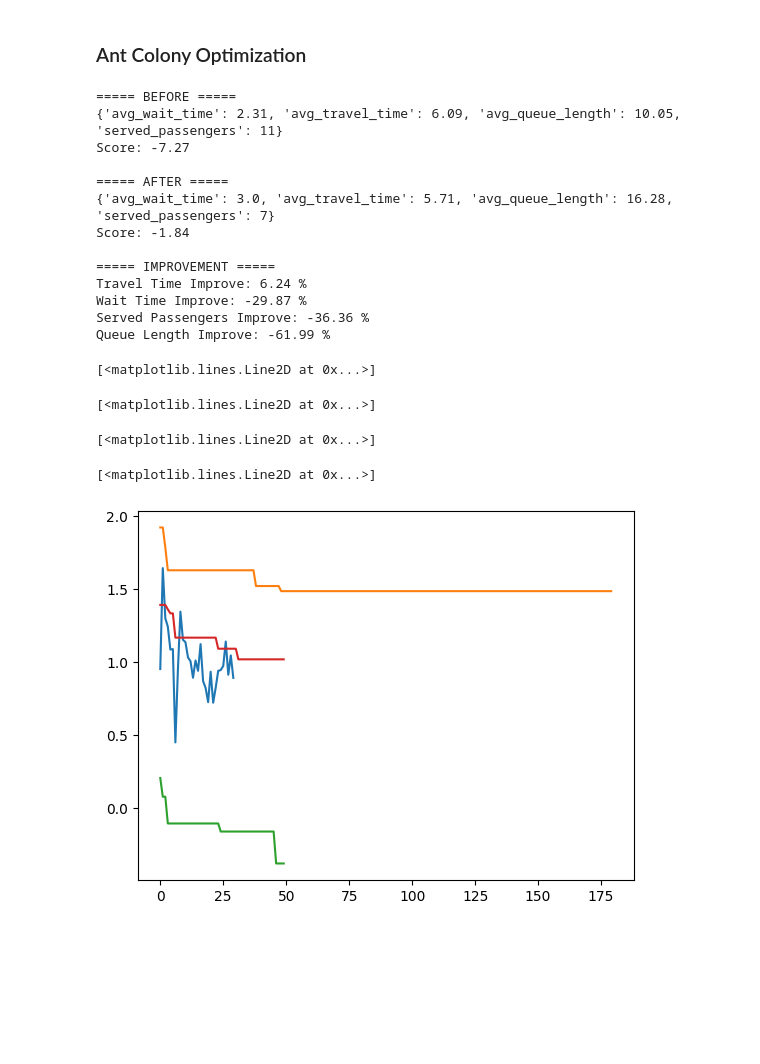
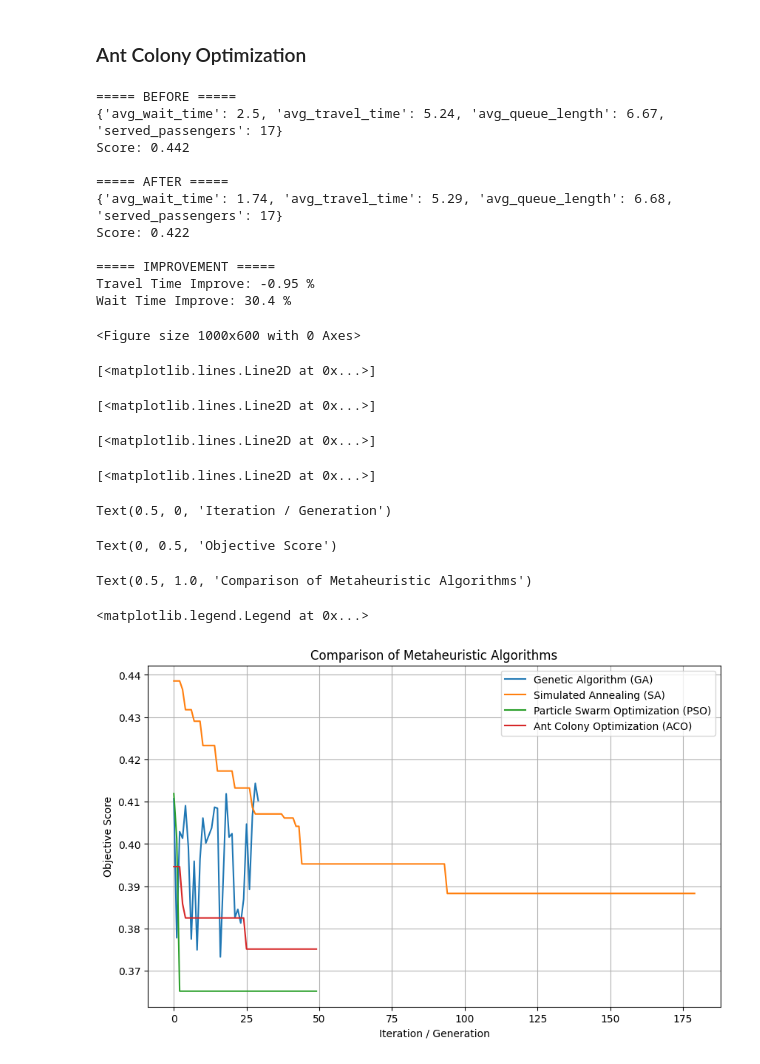
Before and after one commit to chxmpizy/Electric-Shuttle-Route-Optimization, a Jupyter notebook: notebooks/model_train.ipynb, the cells around one changed output. Saved outputs shown, nothing was run; the diff lists cells and outputs as text; code cells hidden in the pictures; blank space fills up the shorter version.

Commit message:
update: update 1-route logic for senior 1

```diff
--- a/notebooks/model_train.ipynb
+++ b/notebooks/model_train.ipynb
@@ -1190,7 +1087,7 @@ def run_ga(
 # %%
 all_scores = []
 
-best_GA, score_GA, history_GA = run_ga(routes_test, stops)
+best_GA, score_GA, history_GA = run_ga(fixed_routes, stops)
 all_scores.append(score_GA)
 
 avg_score = sum(all_scores) / len(all_scores)
@@ -1307,7 +1236,7 @@ def run_sa(routes, stops,
 
     return best, best_score, history
 # %%
-best_SA, score_SA, history_SA = run_sa(routes, stops)
+best_SA, score_SA, history_SA = run_sa(fixed_routes, stops)
 
 print("Best:", best_SA)
 print("Score:", score_SA)
@@ -1345,19 +1274,12 @@ def discretize(position):
     solution = []
 
     for i, x in enumerate(position):
-
         solution.append({
-
-            "route_id": routes_test[i]["route_id"],
-
+            "route_id": fixed_routes[i]["route_id"],
             # สำคัญมาก
-
-            "path": routes_test[i]["path"],
-
+            "path": fixed_routes[i]["path"],
             "num_bus": round(x)
-
         })
-
     return repair(solution)
 # %%
 def run_pso(routes, stops,
@@ -1414,7 +1336,7 @@ def run_pso(routes, stops,
 
     return best_solution, global_best_score, history
 # %%
-best_PSO, score_PSO, history_PSO = run_pso(routes, stops)
+best_PSO, score_PSO, history_PSO = run_pso(fixed_routes, stops)
 
 print("Best:", best_PSO)
 print("Score:", score_PSO)
@@ -1887,32 +1736,46 @@ Queue Length Improve: -19.16 %
 # %% [markdown]
 ### Ant Colony Optimization
 # %%
-compare_result(original_bus=routes_test, best_solution=best_GA)
+compare_result(original_bus=fixed_routes, best_solution=best_ACO)
 # %% [output]
 ===== BEFORE =====
-{'avg_wait_time': 2.31, 'avg_travel_time': 6.09, 'avg_queue_length': 10.05, 'served_passengers': 11}
-Score: -7.27
+{'avg_wait_time': 2.5, 'avg_travel_time': 5.24, 'avg_queue_length': 6.67, 'served_passengers': 17}
+Score: 0.442
 
 ===== AFTER =====
-{'avg_wait_time': 3.0, 'avg_travel_time': 5.71, 'avg_queue_length': 16.28, 'served_passengers': 7}
-Score: -1.84
+{'avg_wait_time': 1.74, 'avg_travel_time': 5.29, 'avg_queue_length': 6.68, 'served_passengers': 17}
+Score: 0.422
 
 ===== IMPROVEMENT =====
-Travel Time Improve: 6.24 %
-Wait Time Improve: -29.87 %
-Served Passengers Improve: -36.36 %
-Queue Length Improve: -61.99 %
+Travel Time Improve: -0.95 %
+Wait Time Improve: 30.4 %
 # %%
-plt.plot(history_GA)
-plt.plot(history_SA)
-plt.plot(history_PSO)
-plt.plot(history_ACO)
+plt.figure(figsize=(10,6))
+
+plt.plot(history_GA, label="Genetic Algorithm (GA)")
+plt.plot(history_SA, label="Simulated Annealing (SA)")
+plt.plot(history_PSO, label="Particle Swarm Optimization (PSO)")
+plt.plot(history_ACO, label="Ant Colony Optimization (ACO)")
+
+plt.xlabel("Iteration / Generation")
+plt.ylabel("Objective Score")
+plt.title("Comparison of Metaheuristic Algorithms")
+
+plt.legend()
+plt.grid(True)
+
+plt.show()
 # %% [output]
-[<matplotlib.lines.Line2D at 0x...>]
+<Figure size 1000x600 with 0 Axes>
 [<matplotlib.lines.Line2D at 0x...>]
 [<matplotlib.lines.Line2D at 0x...>]
 [<matplotlib.lines.Line2D at 0x...>]
+[<matplotlib.lines.Line2D at 0x...>]
+Text(0.5, 0, 'Iteration / Generation')
+Text(0, 0.5, 'Objective Score')
+Text(0.5, 1.0, 'Comparison of Metaheuristic Algorithms')
+<matplotlib.legend.Legend at 0x...>
-[figure, old version]
+[figure, new version]
 # %%
 # =========================================
 # ใช้ผลลัพธ์จาก algorithm ที่ดีที่สุด = PSO
```
Also changed, not shown: parts of 39 cells of this notebook, 1 other file.
